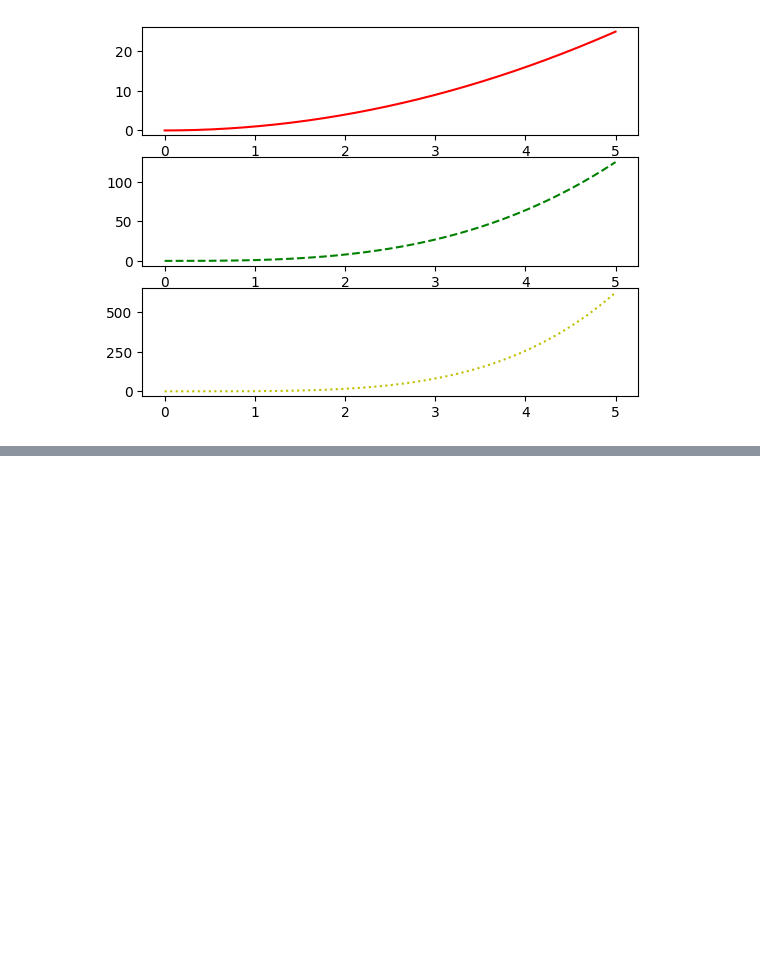
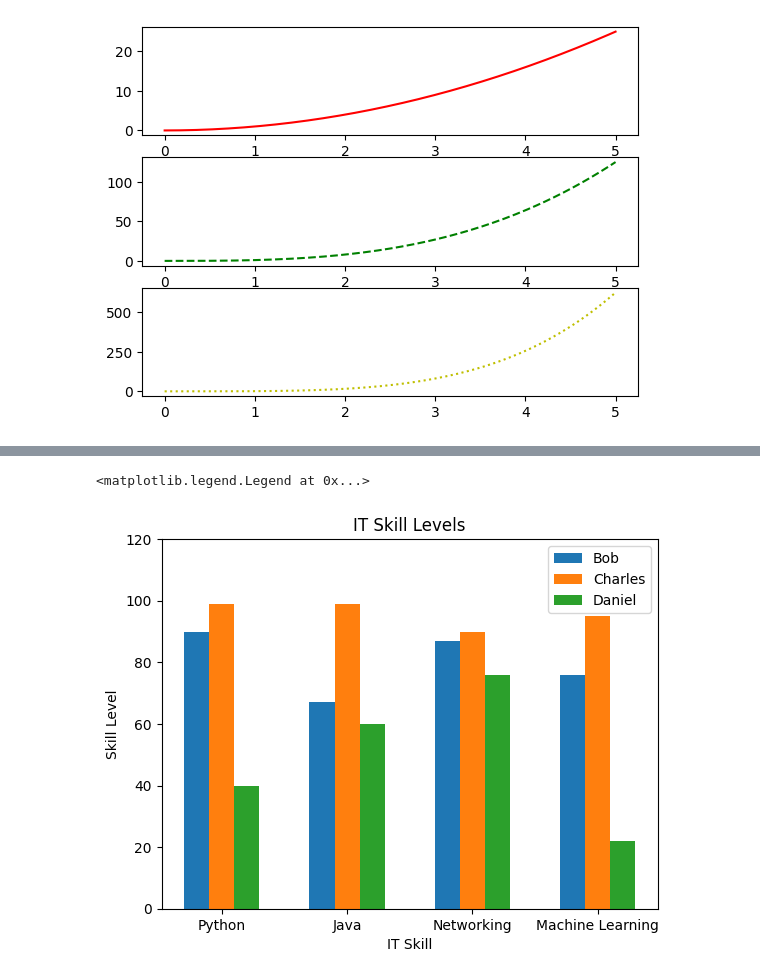
Before and after one commit to SteveHHuang/Cam, a Jupyter notebook: Day8.ipynb, the cells around one changed output, grey strips where cells are left out. Cells and saved outputs as stored; diff of their text form; code cells hidden in the pictures; blank space fills up the shorter version.

```diff
--- a/Day8.ipynb
+++ b/Day8.ipynb
@@ -70,0 +87,24 @@ plt.show()
+# %%
+bob = ( 90 , 67 , 87 , 76 )
+charles = ( 99 , 99 , 90 , 95 )
+daniel = ( 40 , 60 , 76 , 22 )
+skills = ( "Python" , "Java" , "Networking" , "Machine Learning")
+
+width = 0.2
+index = np.arange( 4 )
+plt.bar(index, bob,
+width =width, label = "Bob" )
+plt.bar(index + width, charles,
+width =width, label = "Charles" )
+plt.bar(index + width * 2 , daniel,
+width =width, label = "Daniel" )
+
+plt.xticks(index + width, skills)
+plt.ylim( 0 , 120 )
+plt.title( "IT Skill Levels" )
+plt.ylabel( "Skill Level" )
+plt.xlabel( "IT Skill" )
+plt.legend()
+# %% [output]
+<matplotlib.legend.Legend at 0x...>
+[figure, added]
```
Also changed, not shown: parts of 2 cells of this notebook.
